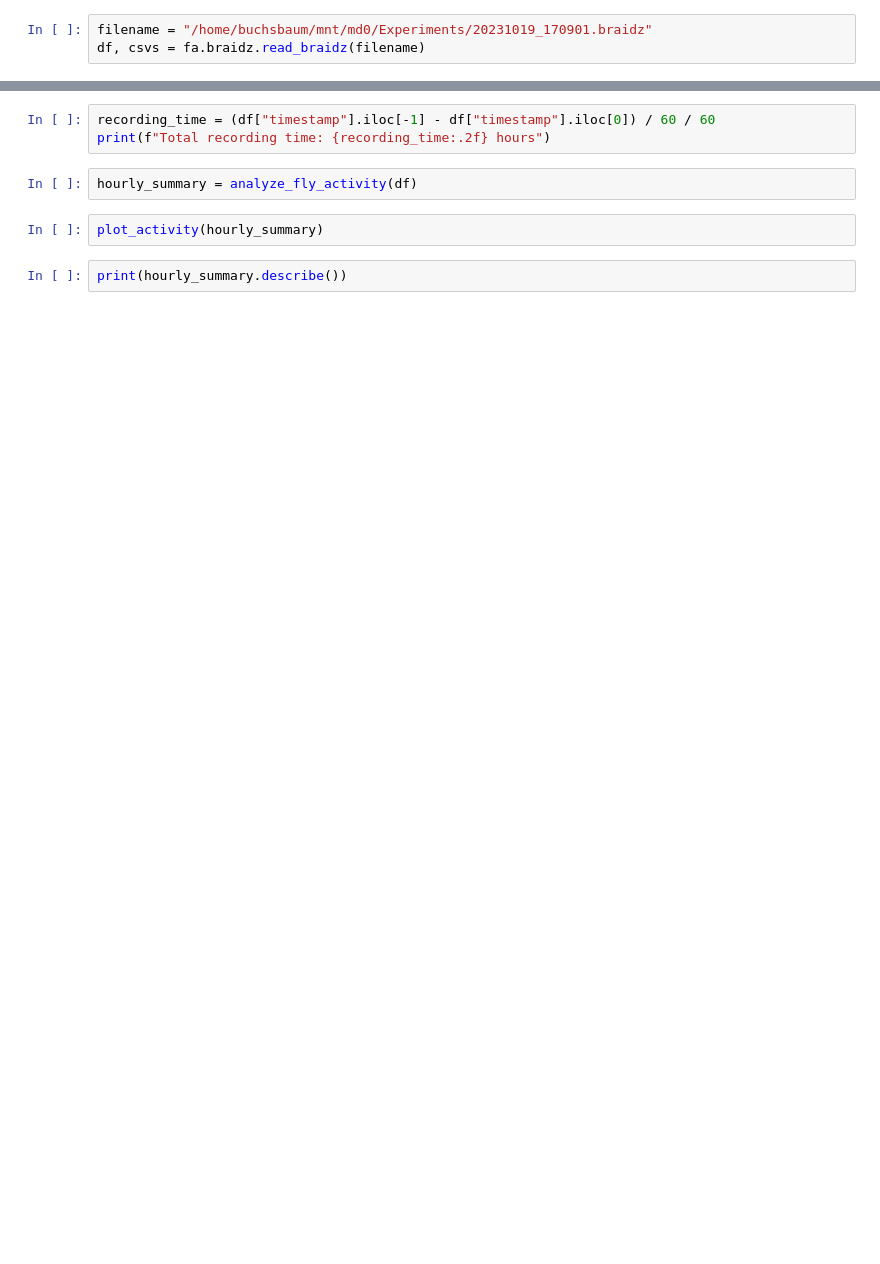
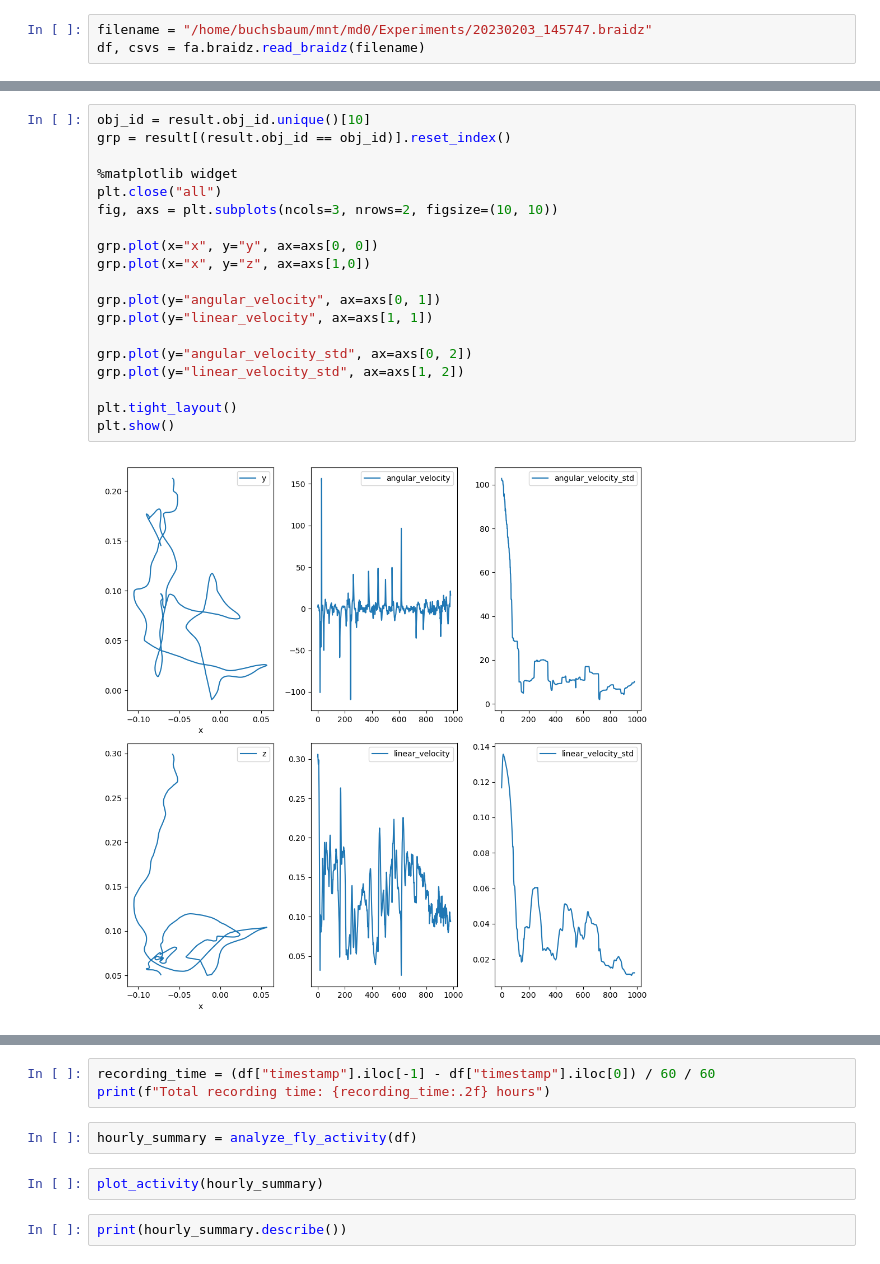
Before and after one commit to elhananby/fly_analysis, a Jupyter notebook: notebooks/random_analysis.ipynb, the cells around one changed output, grey strips where cells are left out. Drawn from its saved outputs; the diff is of its cells as text; blank space fills up the shorter version.

```diff
--- a/notebooks/random_analysis.ipynb
+++ b/notebooks/random_analysis.ipynb
@@ -190,5 +224,5 @@ def plot_activity(hourly_summary):
     plt.tight_layout()
     plt.show()
 # %%
-filename = "/home/buchsbaum/mnt/md0/Experiments/20231019_170901.braidz"
+filename = "/home/buchsbaum/mnt/md0/Experiments/20230203_145747.braidz"
 df, csvs = fa.braidz.read_braidz(filename)
@@ -194,0 +273,21 @@ df, csvs = fa.braidz.read_braidz(filename)
+# %%
+obj_id = result.obj_id.unique()[10]
+grp = result[(result.obj_id == obj_id)].reset_index()
+
+%matplotlib widget
+plt.close("all")
+fig, axs = plt.subplots(ncols=3, nrows=2, figsize=(10, 10))
+
+grp.plot(x="x", y="y", ax=axs[0, 0])
+grp.plot(x="x", y="z", ax=axs[1,0])
+
+grp.plot(y="angular_velocity", ax=axs[0, 1])
+grp.plot(y="linear_velocity", ax=axs[1, 1])
+
+grp.plot(y="angular_velocity_std", ax=axs[0, 2])
+grp.plot(y="linear_velocity_std", ax=axs[1, 2])
+
+plt.tight_layout()
+plt.show()
+# %% [output]
+[figure, added]
```
Also changed, not shown: parts of 11 cells of this notebook, 11 other files.
